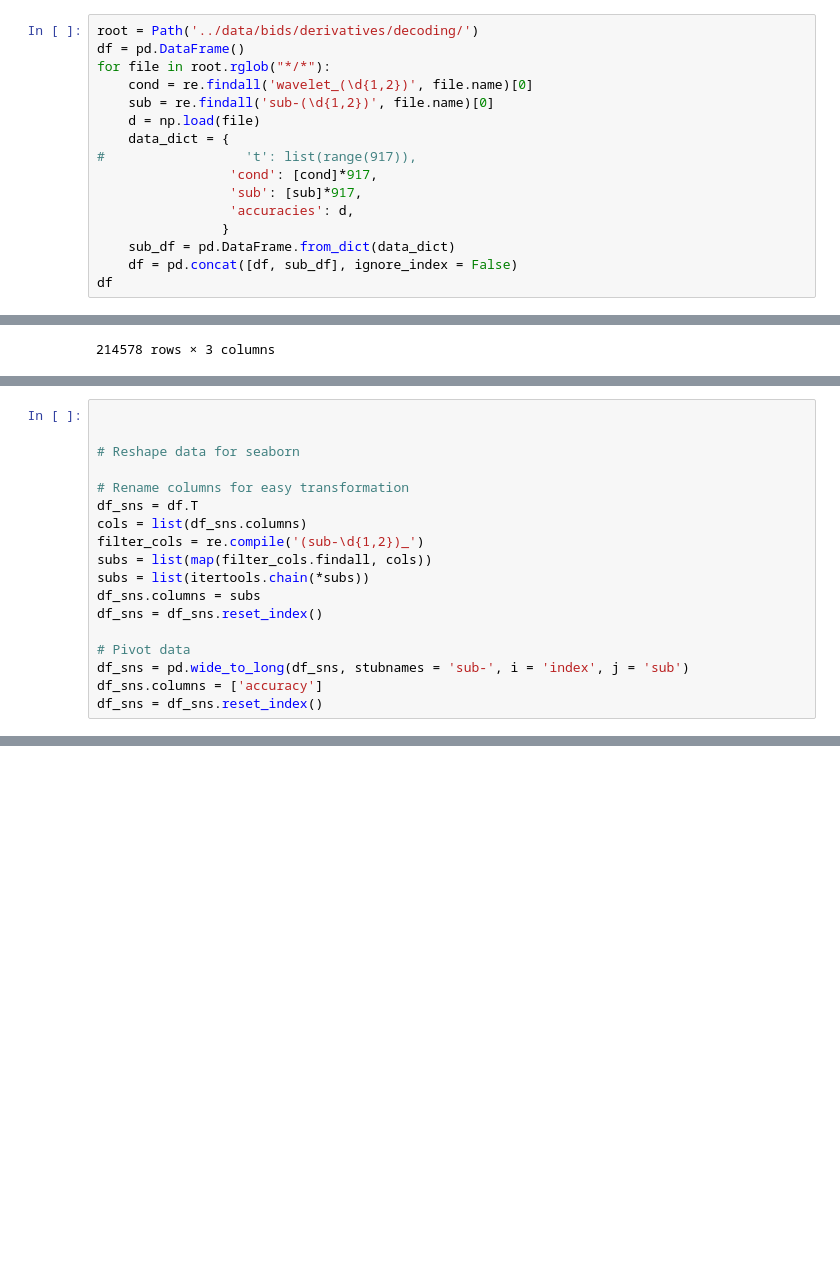
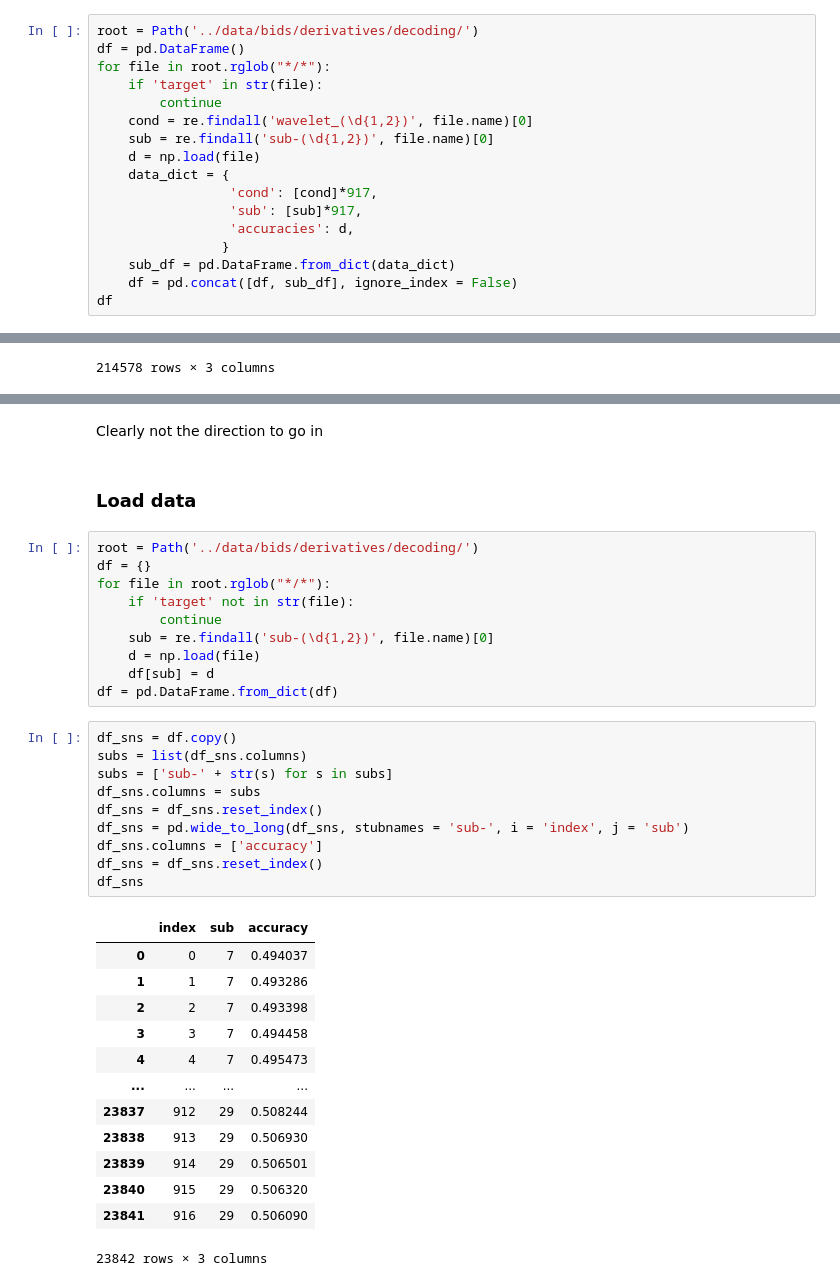
Before and after one commit to letitiayhho/tone-target-monitoring-2, a Jupyter notebook: analysis/decoder_results.ipynb, the cells around one changed output, grey strips where cells are left out. Cells and saved outputs as stored; diff of their text form; blank space fills up the shorter version.

Commit message:
Look at target/no_target classifier results

```diff
--- a/analysis/decoder_results.ipynb
+++ b/analysis/decoder_results.ipynb
@@ -14,11 +17,12 @@ from scipy.stats import ttest_1samp
 root = Path('../data/bids/derivatives/decoding/')
 df = pd.DataFrame()
 for file in root.rglob("*/*"):
+    if 'target' in str(file):
+        continue
     cond = re.findall('wavelet_(\d{1,2})', file.name)[0]
     sub = re.findall('sub-(\d{1,2})', file.name)[0]
     d = np.load(file)
     data_dict = {
-#                  't': list(range(917)),
                  'cond': [cond]*917,
                  'sub': [sub]*917,
                  'accuracies': d,
@@ -70,21 +61,3 @@ sns.lineplot(data = df_sns, x = "index", y = "accuracies", hue = "cond")
 # %% [output]
 <AxesSubplot:xlabel='index', ylabel='accuracies'>
 [figure]
-# %%
-
-
-# Reshape data for seaborn
-
-# Rename columns for easy transformation
-df_sns = df.T
-cols = list(df_sns.columns)
-filter_cols = re.compile('(sub-\d{1,2})_')
-subs = list(map(filter_cols.findall, cols))
-subs = list(itertools.chain(*subs))
-df_sns.columns = subs
-df_sns = df_sns.reset_index()
-
-# Pivot data
-df_sns = pd.wide_to_long(df_sns, stubnames = 'sub-', i = 'index', j = 'sub')
-df_sns.columns = ['accuracy']
-df_sns = df_sns.reset_index()
@@ -95,0 +66,38 @@ sns.lineplot(data = df_sns, x = "index", y = "accuracy")
+# %% [markdown]
+Clearly not the direction to go in
+# %% [markdown]
+### Load data
+# %%
+root = Path('../data/bids/derivatives/decoding/')
+df = {}
+for file in root.rglob("*/*"):
+    if 'target' not in str(file):
+        continue
+    sub = re.findall('sub-(\d{1,2})', file.name)[0]
+    d = np.load(file)
+    df[sub] = d
+df = pd.DataFrame.from_dict(df)
+# %%
+df_sns = df.copy()
+subs = list(df_sns.columns)
+subs = ['sub-' + str(s) for s in subs]
+df_sns.columns = subs
+df_sns = df_sns.reset_index()
+df_sns = pd.wide_to_long(df_sns, stubnames = 'sub-', i = 'index', j = 'sub')
+df_sns.columns = ['accuracy']
+df_sns = df_sns.reset_index()
+df_sns
+# %% [output]
+|  | index | sub | accuracy |
+| 0 | 0 | 7 | 0.494037 |
+| 1 | 1 | 7 | 0.493286 |
+| 2 | 2 | 7 | 0.493398 |
+| 3 | 3 | 7 | 0.494458 |
+| 4 | 4 | 7 | 0.495473 |
+| ... | ... | ... | ... |
+| 23837 | 912 | 29 | 0.508244 |
+| 23838 | 913 | 29 | 0.506930 |
+| 23839 | 914 | 29 | 0.506501 |
+| 23840 | 915 | 29 | 0.506320 |
+| 23841 | 916 | 29 | 0.506090 |
+23842 rows × 3 columns
```
Also changed, not shown: parts of 7 cells of this notebook.
